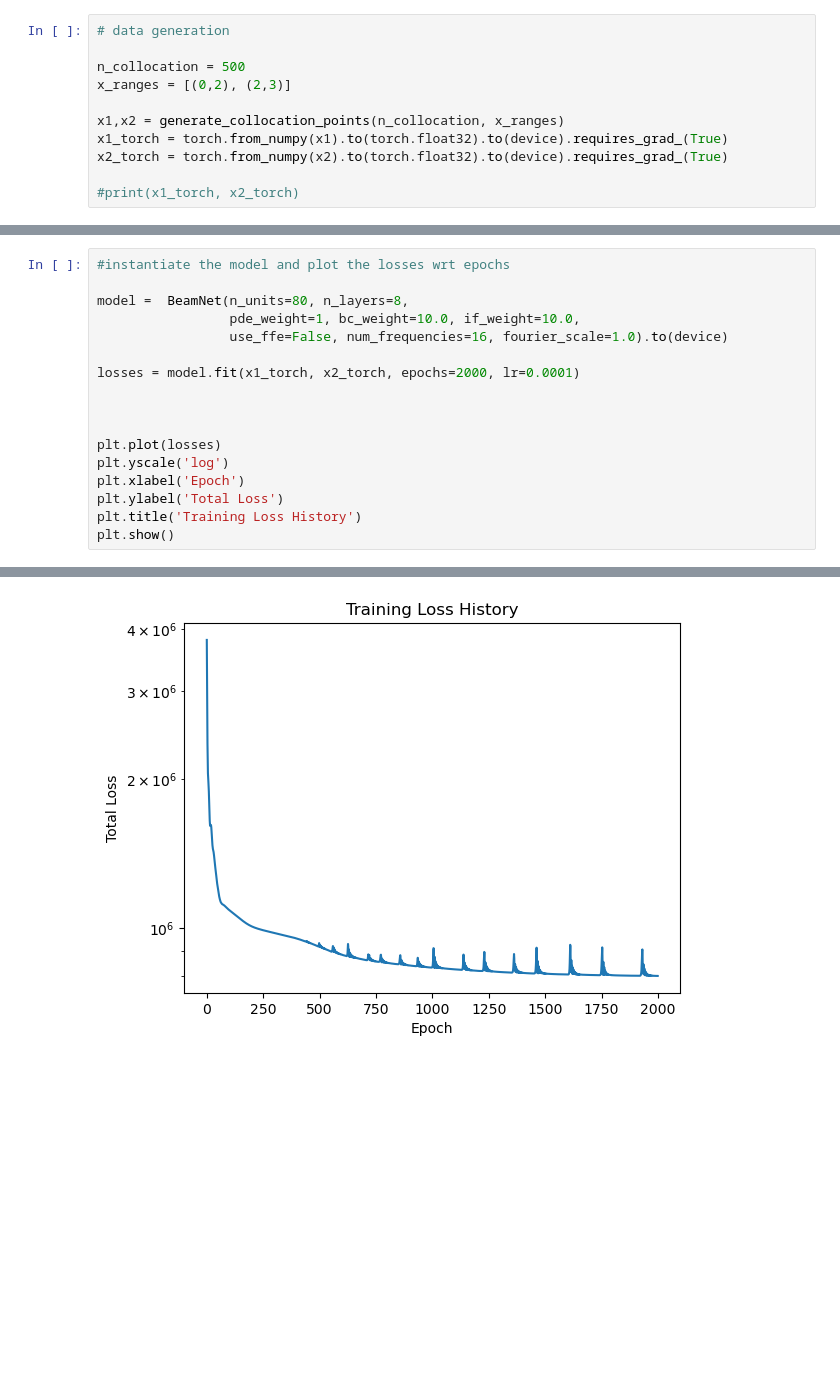
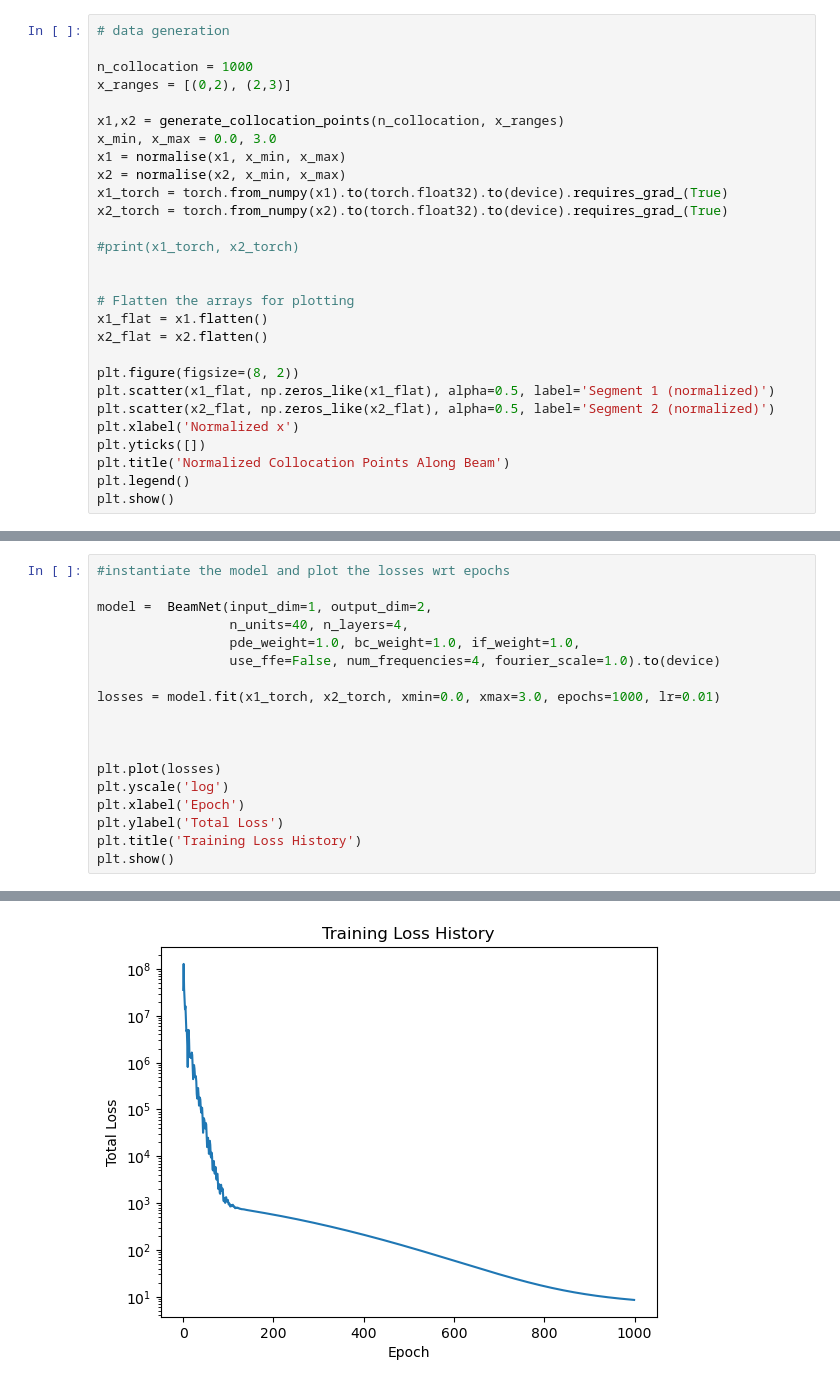
Before and after one commit to Christian-Sim-04/PINNs, a Jupyter notebook: beam_deflection/bd_train.ipynb, the cells around one changed output, grey strips where cells are left out. Cells and saved outputs as stored; diff of their text form; blank space fills up the shorter version.

```diff
--- a/beam_deflection/bd_train.ipynb
+++ b/beam_deflection/bd_train.ipynb
@@ -21,11 +21,28 @@ Limiting cpu threads to: 16
 # %%
 # data generation
 
-n_collocation = 500
+n_collocation = 1000
 x_ranges = [(0,2), (2,3)]
 
 x1,x2 = generate_collocation_points(n_collocation, x_ranges)
+x_min, x_max = 0.0, 3.0
+x1 = normalise(x1, x_min, x_max)
+x2 = normalise(x2, x_min, x_max)
 x1_torch = torch.from_numpy(x1).to(torch.float32).to(device).requires_grad_(True)
 x2_torch = torch.from_numpy(x2).to(torch.float32).to(device).requires_grad_(True)
 
 #print(x1_torch, x2_torch)
+
+
+# Flatten the arrays for plotting
+x1_flat = x1.flatten()
+x2_flat = x2.flatten()
+
+plt.figure(figsize=(8, 2))
+plt.scatter(x1_flat, np.zeros_like(x1_flat), alpha=0.5, label='Segment 1 (normalized)')
+plt.scatter(x2_flat, np.zeros_like(x2_flat), alpha=0.5, label='Segment 2 (normalized)')
+plt.xlabel('Normalized x')
+plt.yticks([])
+plt.title('Normalized Collocation Points Along Beam')
+plt.legend()
+plt.show()
@@ -32,11 +51,12 @@ x2_torch = torch.from_numpy(x2).to(torch.float32).to(device).requires_grad_(True
 # %%
 #instantiate the model and plot the losses wrt epochs
 
-model =  BeamNet(n_units=80, n_layers=8,
-                 pde_weight=1, bc_weight=10.0, if_weight=10.0,
-                 use_ffe=False, num_frequencies=16, fourier_scale=1.0).to(device)
+model =  BeamNet(input_dim=1, output_dim=2,
+                 n_units=40, n_layers=4,
+                 pde_weight=1.0, bc_weight=1.0, if_weight=1.0,
+                 use_ffe=False, num_frequencies=4, fourier_scale=1.0).to(device)
 
-losses = model.fit(x1_torch, x2_torch, epochs=2000, lr=0.0001)
+losses = model.fit(x1_torch, x2_torch, xmin=0.0, xmax=3.0, epochs=1000, lr=0.01)
 
 
 
@@ -60 +80 @@ Epoch 1800: Total Loss 8.0259e+05 | PDE 2.9689e+05 | BC 3.6584e+04 | IF 1.3986e+
-[figure, old version]
+[figure, new version]
```
Also changed, not shown: parts of 4 cells of this notebook, 3 other files.
